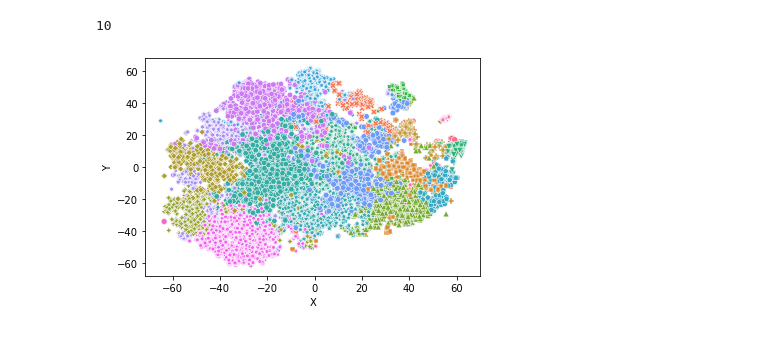
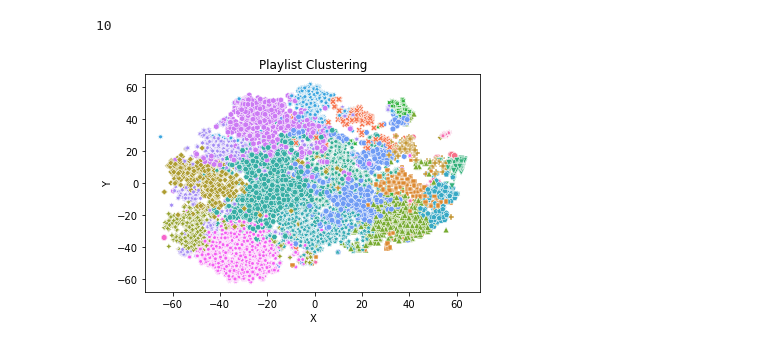
Before and after one commit to AlexanderFriedrichsen/cs254_playlist_project, a Jupyter notebook: k_means.ipynb, the cells around one changed output. Drawn from its saved outputs; the diff is of its cells as text; code cells hidden in the pictures.

```diff
--- a/k_means.ipynb
+++ b/k_means.ipynb
@@ -150,9 +151,10 @@ print(target_cluster[0])
 10
 # %%
 sns.scatterplot(x='X', y='Y', hue='cluster', style='cluster', data=data_df, legend=None)
+plt.title('Playlist Clustering')
 plt.show()
 # %% [output]
-[figure, old version]
+[figure, new version]
 # %%
 data_df["playlist_name"] = data['name'].str.lower()
 # display(data_df)
```
Also changed, not shown: parts of 12 cells of this notebook, 3 other files.
